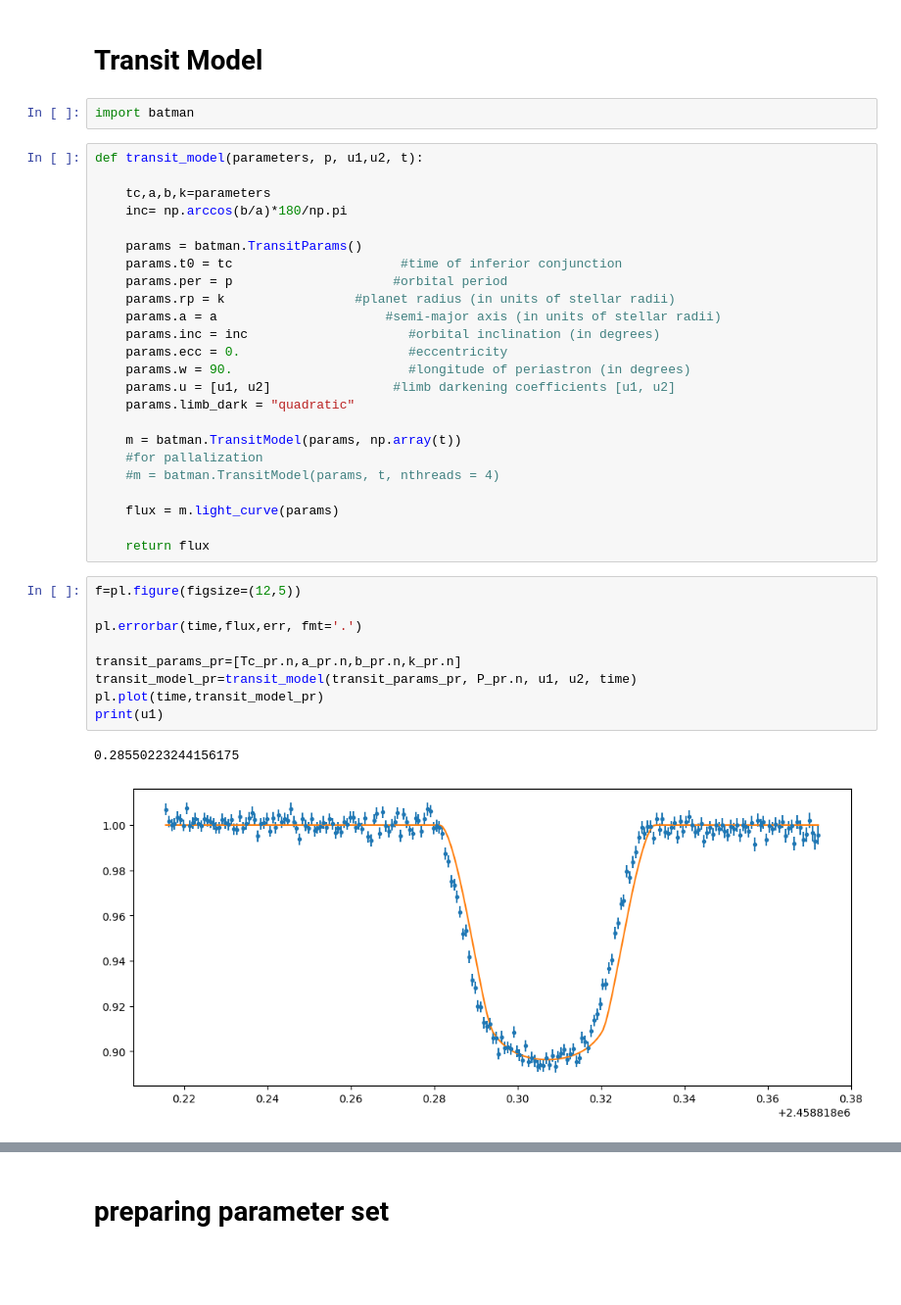
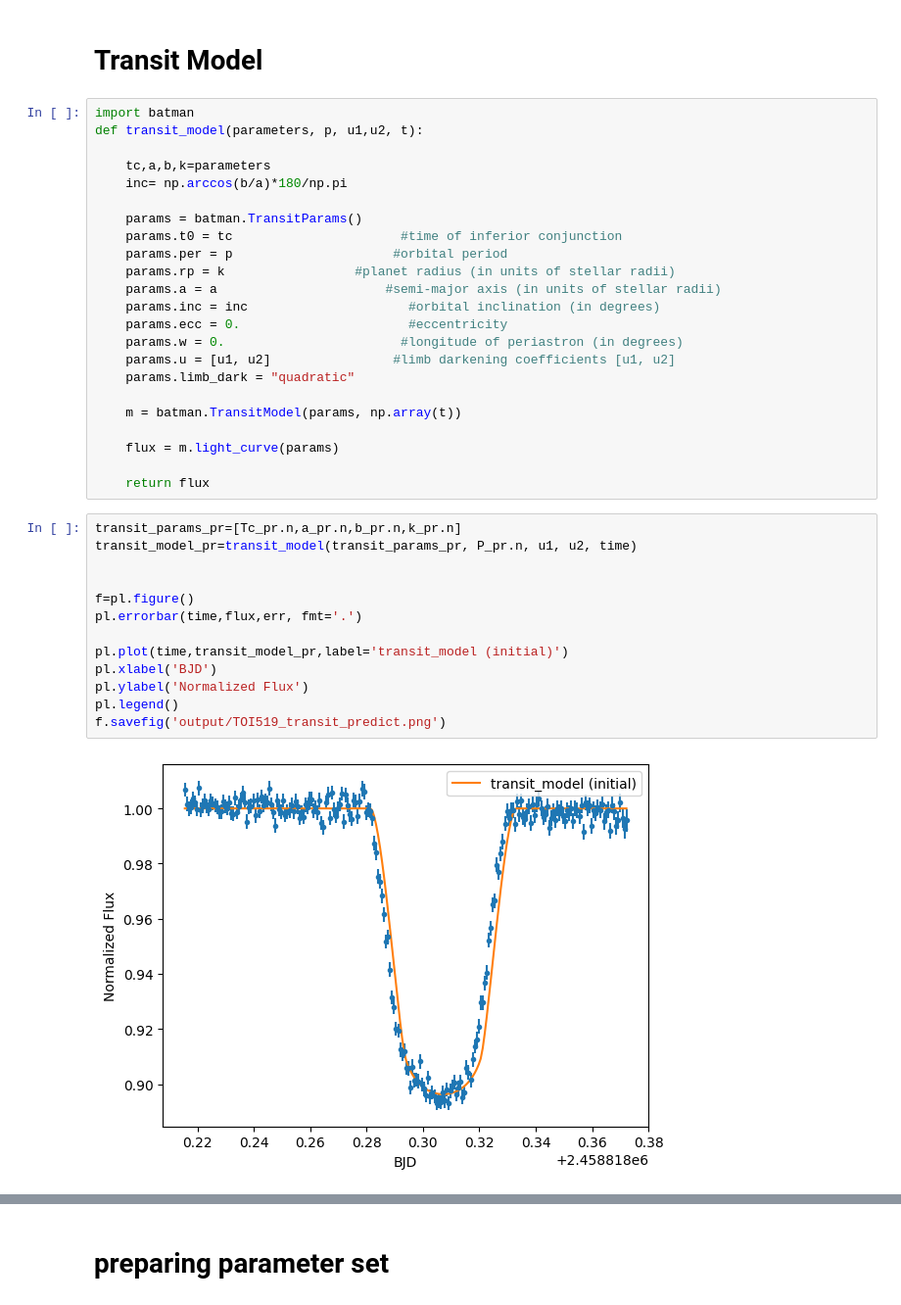
Before and after one commit to Mayuko-Mori/Transit_tutorial, a Jupyter notebook: Tutorial_1_single_transit_TOI519.ipynb, the cells around one changed output, grey strips where cells are left out. Shown at 98% size. Saved outputs shown, nothing was run; the diff lists cells and outputs as text; blank space fills up the shorter version.

```diff
--- a/Tutorial_1_single_transit_TOI519.ipynb
+++ b/Tutorial_1_single_transit_TOI519.ipynb
@@ -74,8 +70,7 @@ u1e, u2e = list(qd_e[0])
 # %% [markdown]
 # Transit Model
-# %%
-import batman
 # %%
+import batman
 def transit_model(parameters, p, u1,u2, t):
 
     tc,a,b,k=parameters
@@ -88,27 +83,28 @@ def transit_model(parameters, p, u1,u2, t):
     params.a = a                      #semi-major axis (in units of stellar radii)
     params.inc = inc                     #orbital inclination (in degrees)
     params.ecc = 0.                      #eccentricity
-    params.w = 90.                       #longitude of periastron (in degrees)
+    params.w = 0.                       #longitude of periastron (in degrees)
     params.u = [u1, u2]                #limb darkening coefficients [u1, u2]
     params.limb_dark = "quadratic"
 
     m = batman.TransitModel(params, np.array(t))
-    #for pallalization
-    #m = batman.TransitModel(params, t, nthreads = 4)
 
     flux = m.light_curve(params)
 
     return flux
 # %%
-f=pl.figure(figsize=(12,5))
+transit_params_pr=[Tc_pr.n,a_pr.n,b_pr.n,k_pr.n]
+transit_model_pr=transit_model(transit_params_pr, P_pr.n, u1, u2, time)
 
+
+f=pl.figure()
 pl.errorbar(time,flux,err, fmt='.')
 
-transit_params_pr=[Tc_pr.n,a_pr.n,b_pr.n,k_pr.n]
-transit_model_pr=transit_model(transit_params_pr, P_pr.n, u1, u2, time)
-pl.plot(time,transit_model_pr)
-print(u1)
+pl.plot(time,transit_model_pr,label='transit_model (initial)')
+pl.xlabel('BJD')
+pl.ylabel('Normalized Flux')
+pl.legend()
+f.savefig('output/TOI519_transit_predict.png')
 # %% [output]
-0.28550223244156175
-[figure, old version]
+[figure, new version]
 # %% [markdown]
```
Also changed, not shown: parts of 25 cells of this notebook, 12 other files.
